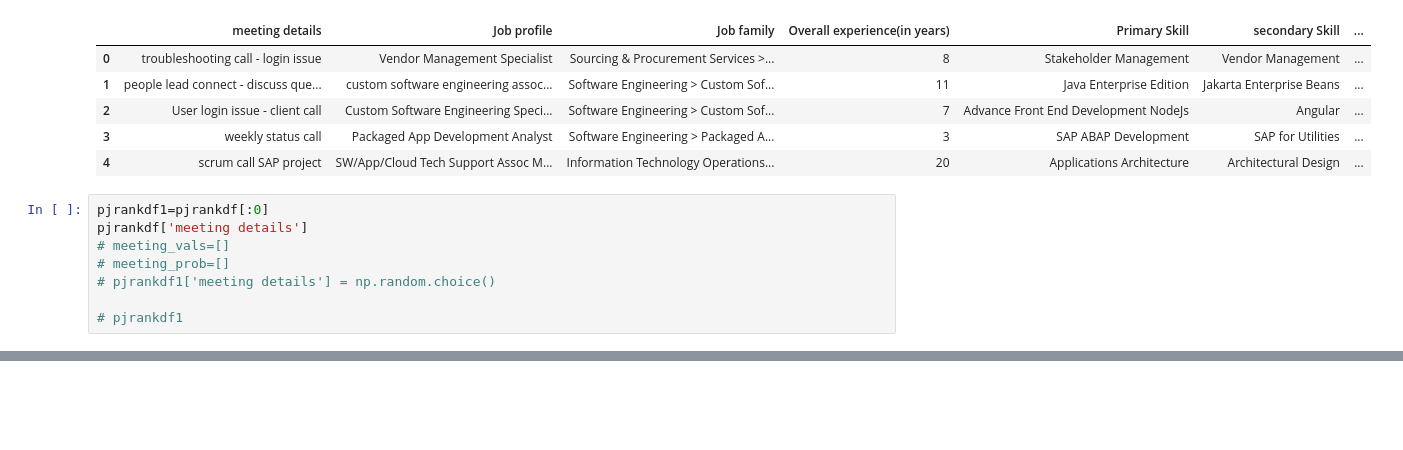
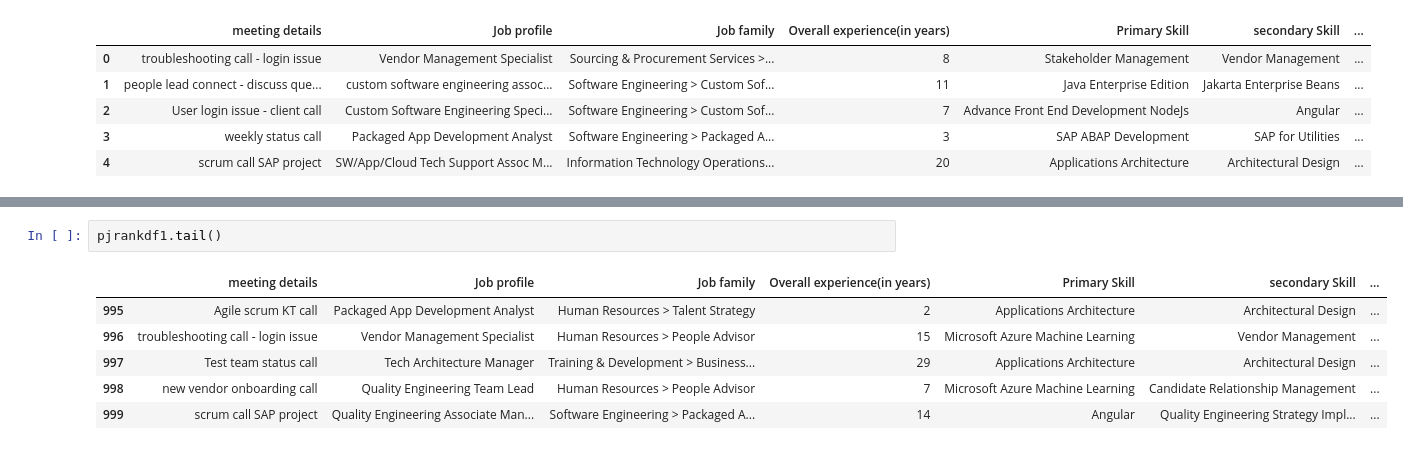
Before and after one commit to vivekkishore/Pythonbasics, a Jupyter notebook: pjrank1.ipynb, the cells around one changed output, grey strips where cells are left out. Cells and saved outputs as stored; diff of their text form; blank space fills up the shorter version.

```diff
--- a/pjrank1.ipynb
+++ b/pjrank1.ipynb
@@ -12,11 +12,3 @@ pjrankdf.head()
 | 2 | User login issue - client call | Custom Software Engineering Speci... | Software Engineering > Custom Sof... | 7 | Advance Front End Development NodeJs | Angular | ... |
 | 3 | weekly status call | Packaged App Development Analyst | Software Engineering > Packaged A... | 3 | SAP ABAP Development | SAP for Utilities | ... |
 | 4 | scrum call SAP project | SW/App/Cloud Tech Support Assoc M... | Information Technology Operations... | 20 | Applications Architecture | Architectural Design | ... |
-# %%
-pjrankdf1=pjrankdf[:0]
-pjrankdf['meeting details']
-# meeting_vals=[]
-# meeting_prob=[]
-# pjrankdf1['meeting details'] = np.random.choice()
-
-# pjrankdf1
@@ -24,0 +54,9 @@ Series([], Name: meeting details, dtype: object)
+# %%
+pjrankdf1.tail()
+# %% [output]
+|  | meeting details | Job profile | Job family | Overall experience(in years) | Primary Skill | secondary Skill | ... |
+| 995 | Agile scrum KT call | Packaged App Development Analyst | Human Resources > Talent Strategy | 2 | Applications Architecture | Architectural Design | ... |
+| 996 | troubleshooting call - login issue | Vendor Management Specialist | Human Resources > People Advisor | 15 | Microsoft Azure Machine Learning | Vendor Management | ... |
+| 997 | Test team status call | Tech Architecture Manager | Training & Development > Business... | 29 | Applications Architecture | Architectural Design | ... |
+| 998 | new vendor onboarding call | Quality Engineering Team Lead | Human Resources > People Advisor | 7 | Microsoft Azure Machine Learning | Candidate Relationship Management | ... |
+| 999 | scrum call SAP project | Quality Engineering Associate Man... | Software Engineering > Packaged A... | 14 | Angular | Quality Engineering Strategy Impl... | ... |
```
Also changed, not shown: parts of 2 cells of this notebook.
